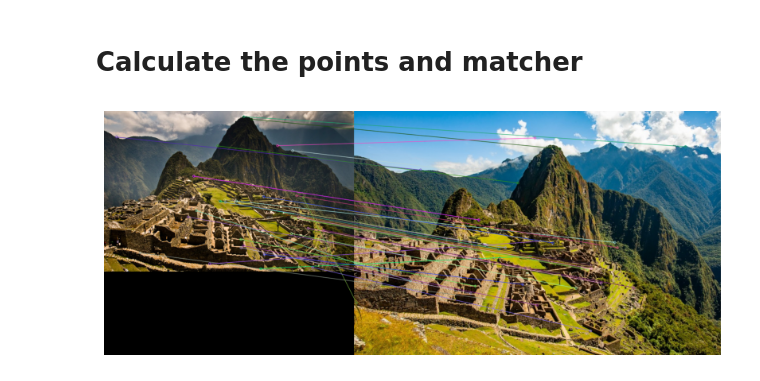
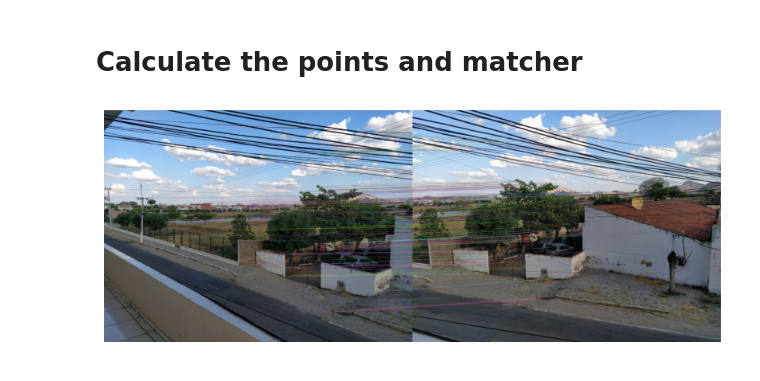
Before and after one commit to RichardeLira/Computer-Vision-Course, a Jupyter notebook: Task_05/Task_05.ipynb, the cells around one changed output. Cells and saved outputs as stored; diff of their text form; code cells hidden in the pictures.

Commit message:
Addnig the imagens

```diff
--- a/Task_05/Task_05.ipynb
+++ b/Task_05/Task_05.ipynb
@@ -15,9 +15,9 @@ def show_img(img):
     plt.axis('off')
     plt.show()
 # %%
-def matching_sift(img1, img2):
+def matching_sift(img1, img2,n_features):
     # Starting the sift algorithm
-    sift = cv2.xfeatures2d.SIFT_create()
+    sift = cv2.xfeatures2d.SIFT_create(nfeatures =n_features)
 
     key_points_1,descriptors_1 = sift.detectAndCompute(img1,None)
     key_points_2,descriptors_2 = sift.detectAndCompute(img2,None)
@@ -39,10 +39,10 @@ def matching_sift(img1, img2):
 
     return final_img
 # %%
-img_1 = read_img(r'C:\Users\richa\OneDrive\Documentos\Computer Vision\Computer-Vision-Course\Task_05\imagens\machu_picchu1.jpg')
-img_2 = read_img(r'C:\Users\richa\OneDrive\Documentos\Computer Vision\Computer-Vision-Course\Task_05\imagens\machu_picchu2.jpg')
+img_1 = read_img(r'C:\Users\richa\OneDrive\Documentos\Computer Vision\Computer-Vision-Course\Task_05\imagens\IMG_1.jpg')
+img_2 = read_img(r'C:\Users\richa\OneDrive\Documentos\Computer Vision\Computer-Vision-Course\Task_05\imagens\IMG_2.jpg')
 
 # Show image
-show_img(matching_sift(img_1,img_2))
+show_img(matching_sift(img_1,img_2, n_features =3000))
 # %% [output]
-[figure, old version]
+[figure, new version]
```
Also changed, not shown: 3 other files.
